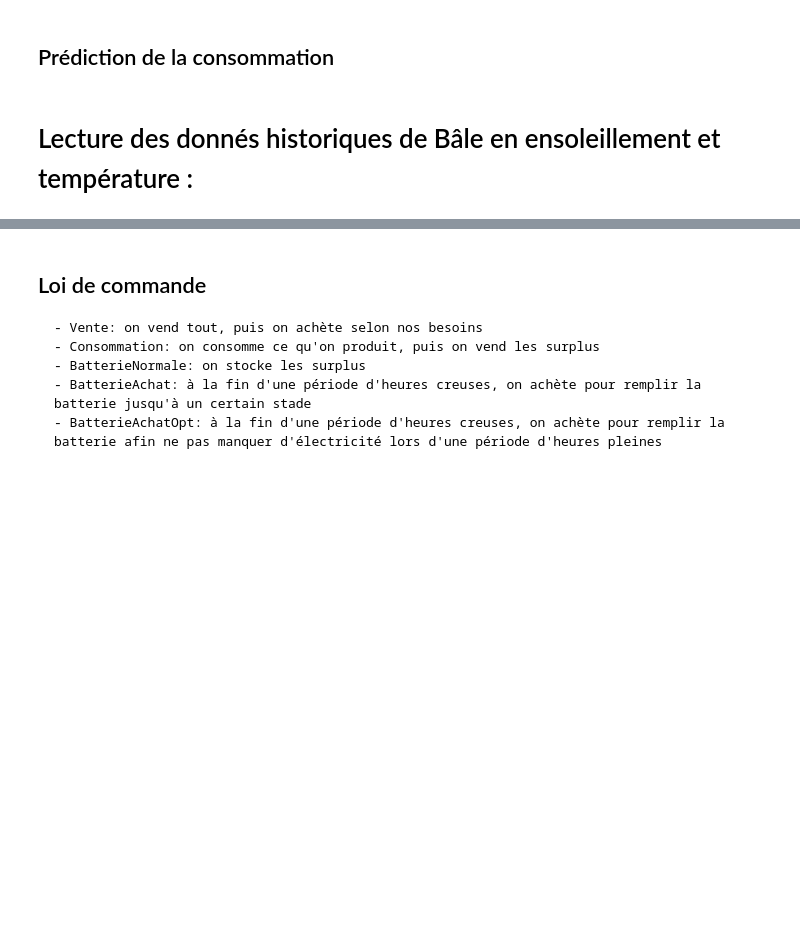
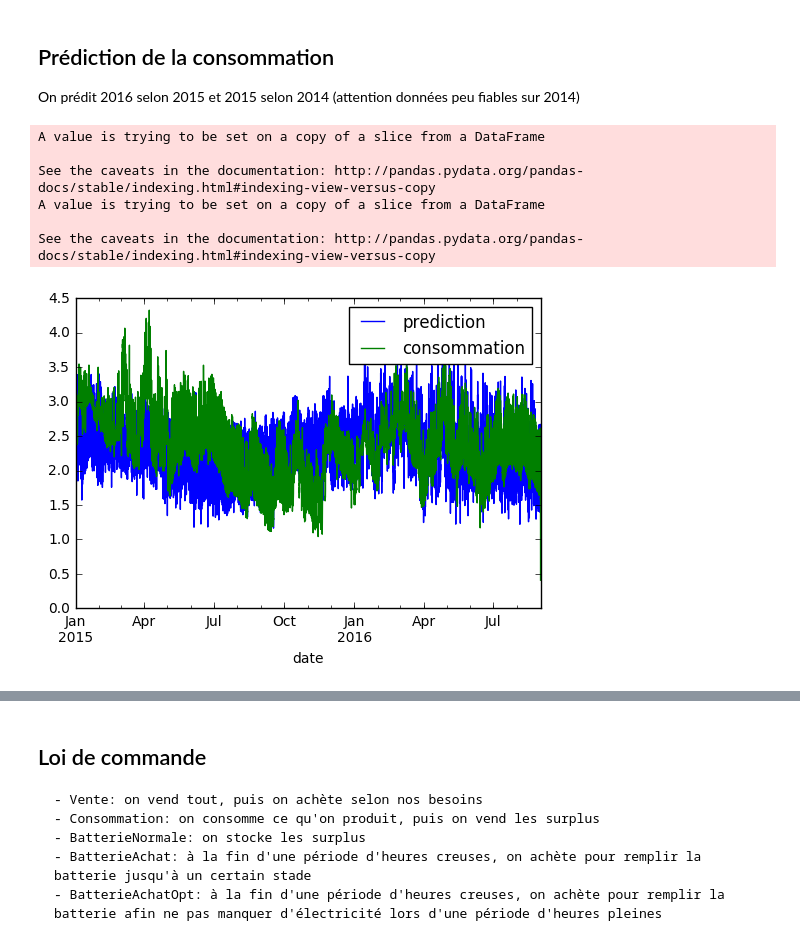
Before and after one commit to guhur/prod-electricite, a Jupyter notebook: simulations.ipynb, the cells around one changed output, grey strips where cells are left out. Drawn from its saved outputs; the diff is of its cells as text; code cells hidden in the pictures; blank space fills up the shorter version.

Commit message:
simulations work with prediction

```diff
--- a/simulations.ipynb
+++ b/simulations.ipynb
@@ -133,6 +152,7 @@ def Depense(manque, rachat=prix_eolien):
 # test:
 # manque = pd.Series(np.random.rand(len(bale.index)), index=bale.index)
 # Depense(manque,(bale.index.year == 2013)).plot()
-# %% [markdown]
-## Prédiction de la consommation
+# %% [markdown]
+## Prédiction de la consommation
+On prédit 2016 selon 2015 et 2015 selon 2014 (attention données peu fiables sur 2014)
 # %%
@@ -174,2 +186,21 @@ def prediction(day):
-# %% [markdown]
-# Lecture des donnés historiques de Bâle en ensoleillement et température :
+# %%
+a2014 = (bale.index.year == 2014)
+a2015 = (bale.index.year == 2015)
+a2016 = (bale.index.year == 2016)
+
+view = bale[['Temperature', "Shortwave Radiation - backwards", 'Wind Gust', 'Wind speed', \
+             'Relative humidity', 'Mean Sea Level Pressure', 'Total Precipitation', \
+             'Snowfall amount', 'Total cloud cover', 'High cloud cover', \
+            'Low cloud cover', 'Shortwave Radiation - backwards', 'Wind speed', 'Wind direction', 'Hour']]
+
+bale["prediction"] = pd.Series(np.nan, index=bale.index)
+[bale["prediction"].loc[a2015], _] = prediction(view[a2014], bale["consommation"][a2014], view[a2015])
+[bale["prediction"].loc[a2016], _] = prediction(view[a2015], bale["consommation"][a2015], view[a2016])
+# %% [output]
+A value is trying to be set on a copy of a slice from a DataFrame
+
+See the caveats in the documentation: http://pandas.pydata.org/pandas-docs/stable/indexing.html#indexing-view-versus-copy
+A value is trying to be set on a copy of a slice from a DataFrame
+
+See the caveats in the documentation: http://pandas.pydata.org/pandas-docs/stable/indexing.html#indexing-view-versus-copy
+[figure, added]
```
Also changed, not shown: parts of 15 cells of this notebook, 1 other file.
